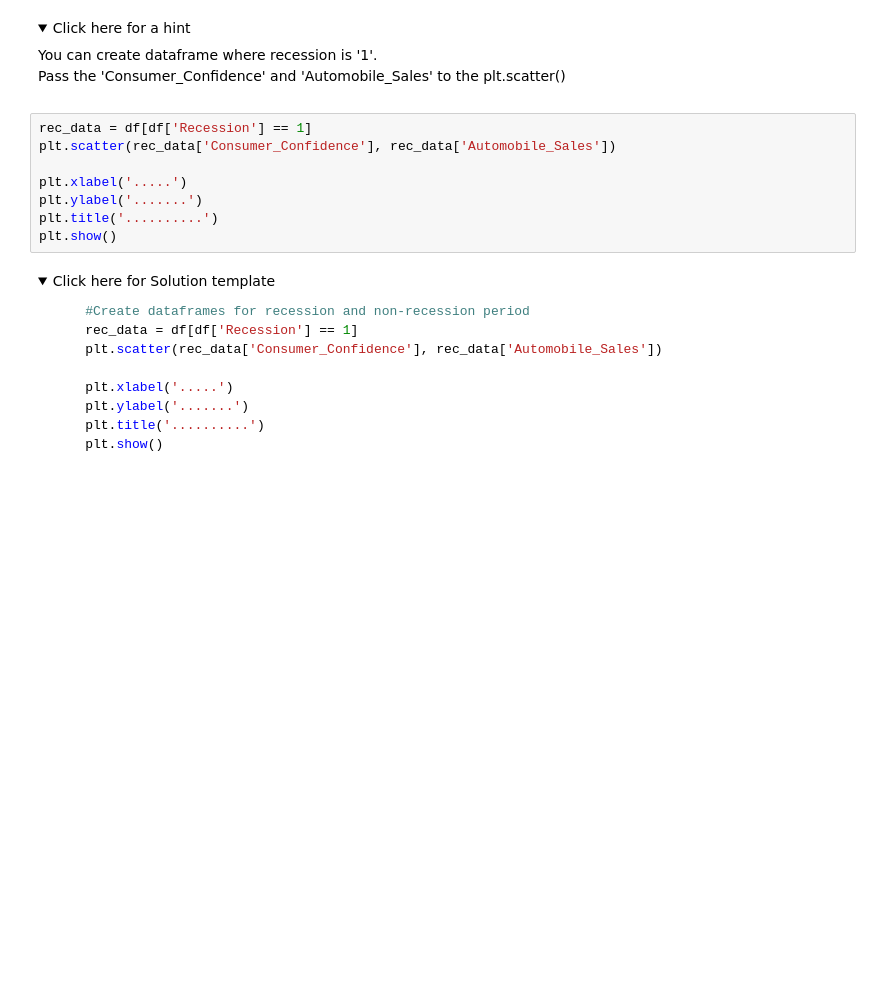
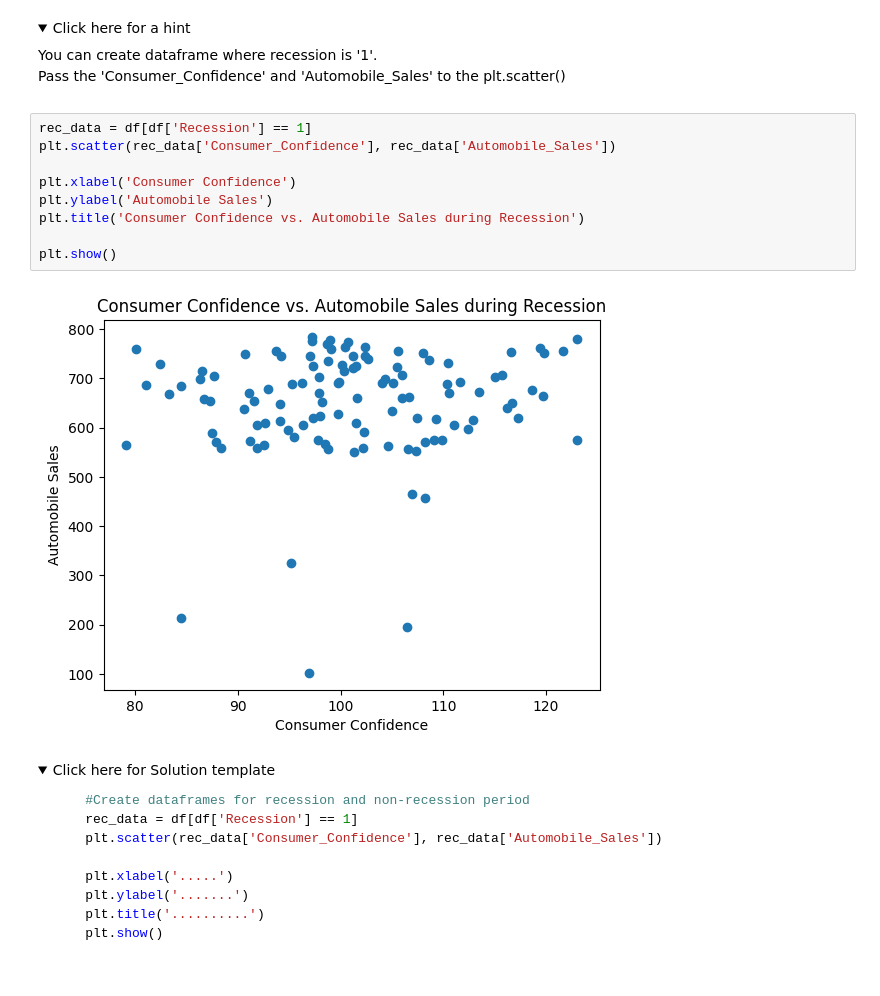
Before and after one commit to FatYuna19/repository, a Jupyter notebook: DV0101EN-Exercise-Final-Assignment-Part-1-20230614-1686700800.jupyterlite.ipynb, the cells around one changed output. Cells and saved outputs as stored; diff of their text form; folded sections open; blank space fills up the shorter version.

```diff
--- a/DV0101EN-Exercise-Final-Assignment-Part-1-20230614-1686700800.jupyterlite.ipynb
+++ b/DV0101EN-Exercise-Final-Assignment-Part-1-20230614-1686700800.jupyterlite.ipynb
@@ -605,11 +608,14 @@ Save this plot as "Bubble.png"</span><br>
 # %%
 rec_data = df[df['Recession'] == 1]
 plt.scatter(rec_data['Consumer_Confidence'], rec_data['Automobile_Sales'])
 
-plt.xlabel('.....')
-plt.ylabel('.......')
-plt.title('..........')
+plt.xlabel('Consumer Confidence')
+plt.ylabel('Automobile Sales')
+plt.title('Consumer Confidence vs. Automobile Sales during Recession')
+
 plt.show()
+# %% [output]
+[figure, added]
 # %% [markdown]
 <details>
 <summary>Click here for Solution template</summary>
```
Also changed, not shown: parts of 11 cells of this notebook.
